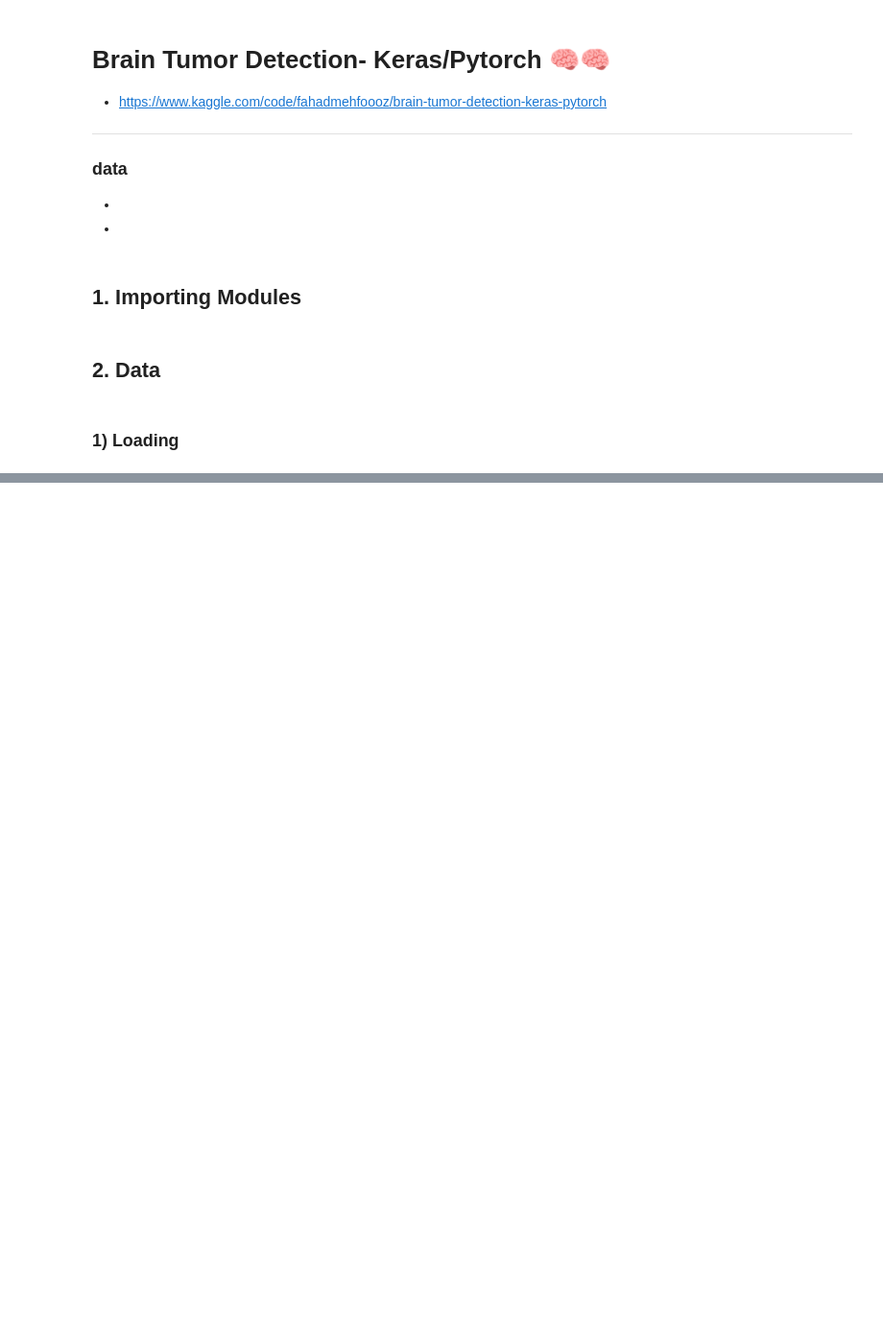
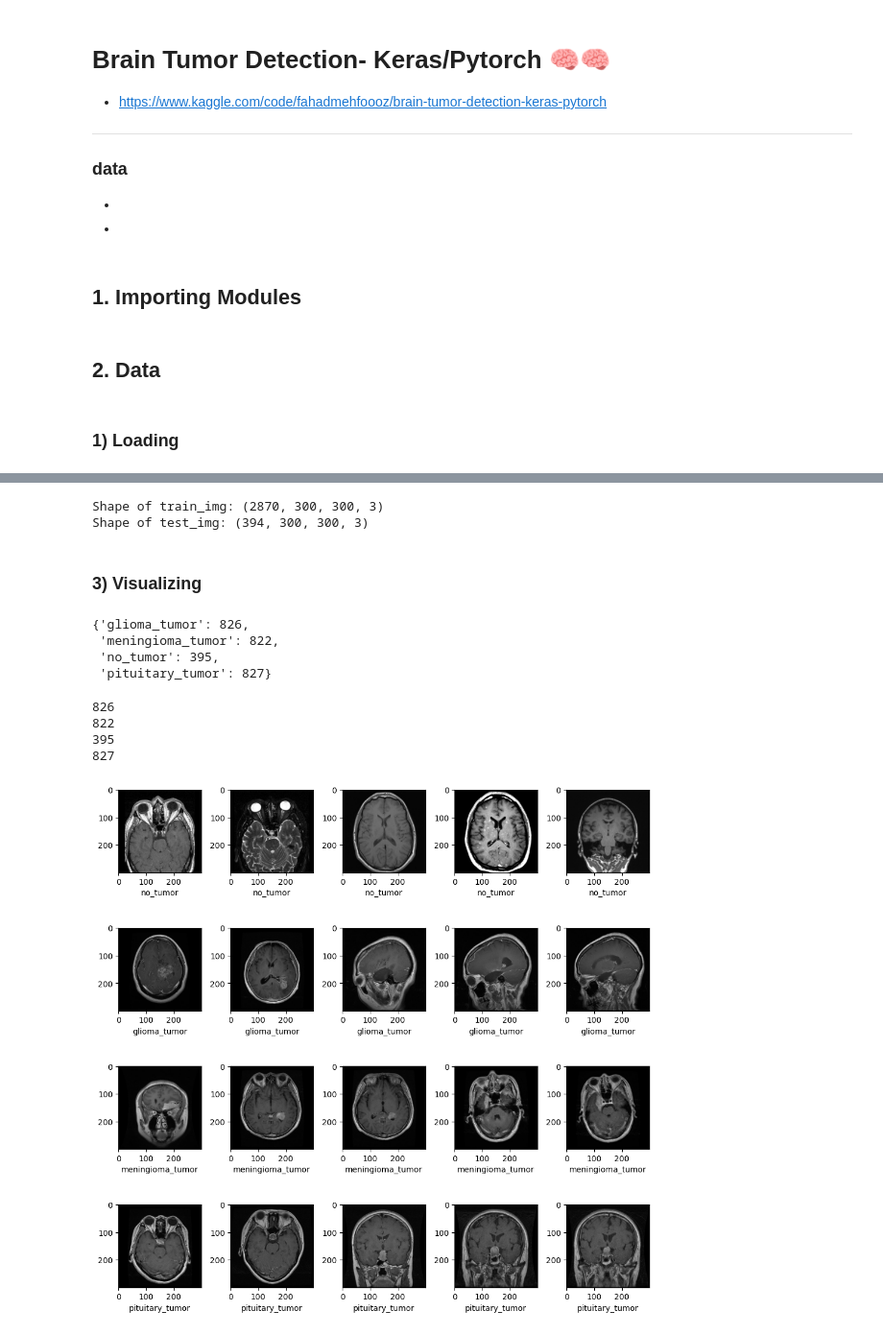
Before and after one commit to Kim-Minhee/ESC, a Jupyter notebook: practice/01_Brain Tumor Detection- Keras&Pytorch 🧠🧠.ipynb, the cells around one changed output, grey strips where cells are left out. Shown at 96% size. Cells and saved outputs as stored; diff of their text form; code cells hidden in the pictures; blank space fills up the shorter version.

```diff
--- a/practice/01_Brain Tumor Detection- Keras&Pytorch 🧠🧠.ipynb
+++ b/practice/01_Brain Tumor Detection- Keras&Pytorch 🧠🧠.ipynb
@@ -69,3 +61,3 @@ Path to dataset files: C:\Users\wjddl\.cache\kagglehub\datasets\sartajbhuvaji\br
 # %%
-PATH_TRAIN = '/data/brain-tumor-classification-mri/Training'
-PATH_TEST = '/data/brain-tumor-classification-mri/Testing'
+TRAIN_PATH = '../data/brain-tumor-classification-mri/Training'
+TEST_PATH = '../data/brain-tumor-classification-mri/Testing'
@@ -98,0 +126,57 @@ FileNotFoundError: [WinError 3] 지정된 경로를 찾을 수 없습니다: '/d
+# %%
+img_datagen = ImageDataGenerator(
+    rotation_range=30,
+    width_shift_range=0.1,
+    height_shift_range=0.1,
+    zoom_range=0.2,
+    horizontal_flip=True)
+# %%
+img_datagen.fit(train_img)
+img_datagen.fit(test_img)
+
+print('Shape of train_img:', train_img.shape)
+print('Shape of test_img:', test_img.shape)
+# %% [output]
+Shape of train_img: (2870, 300, 300, 3)
+Shape of test_img: (394, 300, 300, 3)
+# %% [markdown]
+### 3) Visualizing
+# %%
+img_cnt = {}
+for label in os.listdir(TRAIN_PATH):
+    img_cnt[label] = len(os.listdir(TRAIN_PATH+'/'+label))
+
+img_cnt
+# %% [output]
+{'glioma_tumor': 826,
+ 'meningioma_tumor': 822,
+ 'no_tumor': 395,
+ 'pituitary_tumor': 827}
+# %%
+print(train_label.count('glioma_tumor'))
+print(train_label.count('meningioma_tumor'))
+print(train_label.count('no_tumor'))
+print(train_label.count('pituitary_tumor'))
+# %% [output]
+826
+822
+395
+827
+# %%
+start_idx_labels = [train_label.index('no_tumor'),
+                    train_label.index('glioma_tumor'),
+                    train_label.index('meningioma_tumor'),
+                    train_label.index('pituitary_tumor')]
+# %%
+# train_img sample
+fig, ax = plt.subplots(4, 5, figsize=(10, 10))
+
+for i in range(4):
+    for j in range(5):
+        ax[i][j].imshow(train_img[start_idx_labels[i]+j])
+        ax[i][j].set_xlabel(train_label[start_idx_labels[i]+j])
+
+plt.tight_layout()
+plt.show()
+# %% [output]
+[figure, added]
```
Also changed, not shown: parts of 17 cells of this notebook.
